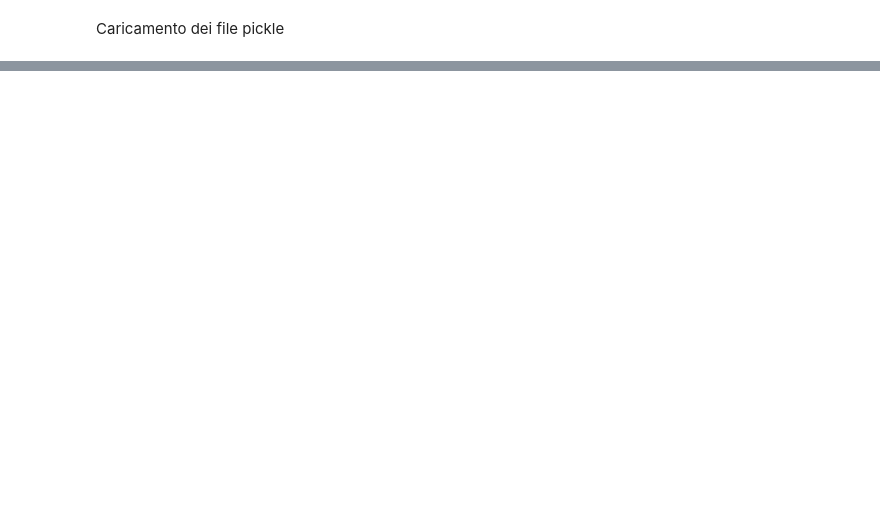
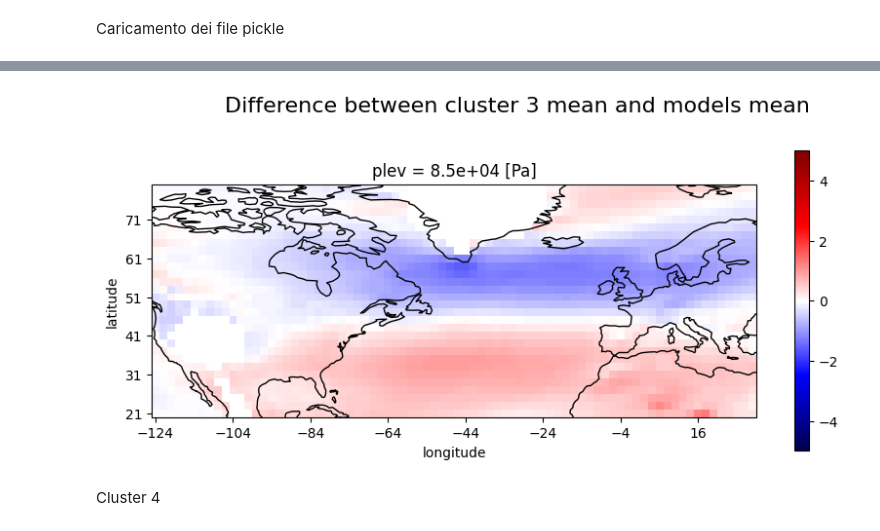
Before and after one commit to sbeltrami/tesi, a Jupyter notebook: bootstrap_results.ipynb, the cells around one changed output, grey strips where cells are left out. Cells and saved outputs as stored; diff of their text form; code cells hidden in the pictures; blank space fills up the shorter version.

```diff
--- a/bootstrap_results.ipynb
+++ b/bootstrap_results.ipynb
@@ -105,0 +151,9 @@ with open('bootstrap.pickle', 'rb') as f: #'rb' = read binary
+# %%
+mean_bias_cluster3 = compute_mean(list_cluster3,models_atmos)
+diff_cluster3 = mean_bias_cluster3 - array_mean_cluster3
+# %%
+plot_bs_diff_cluster(diff_cluster3,'Difference between cluster 3 mean and models mean',-5,5,(10,4))
+# %% [output]
+[figure, added]
+# %% [markdown]
+Cluster 4
```
Also changed, not shown: parts of 15 cells of this notebook, 1 other file.
